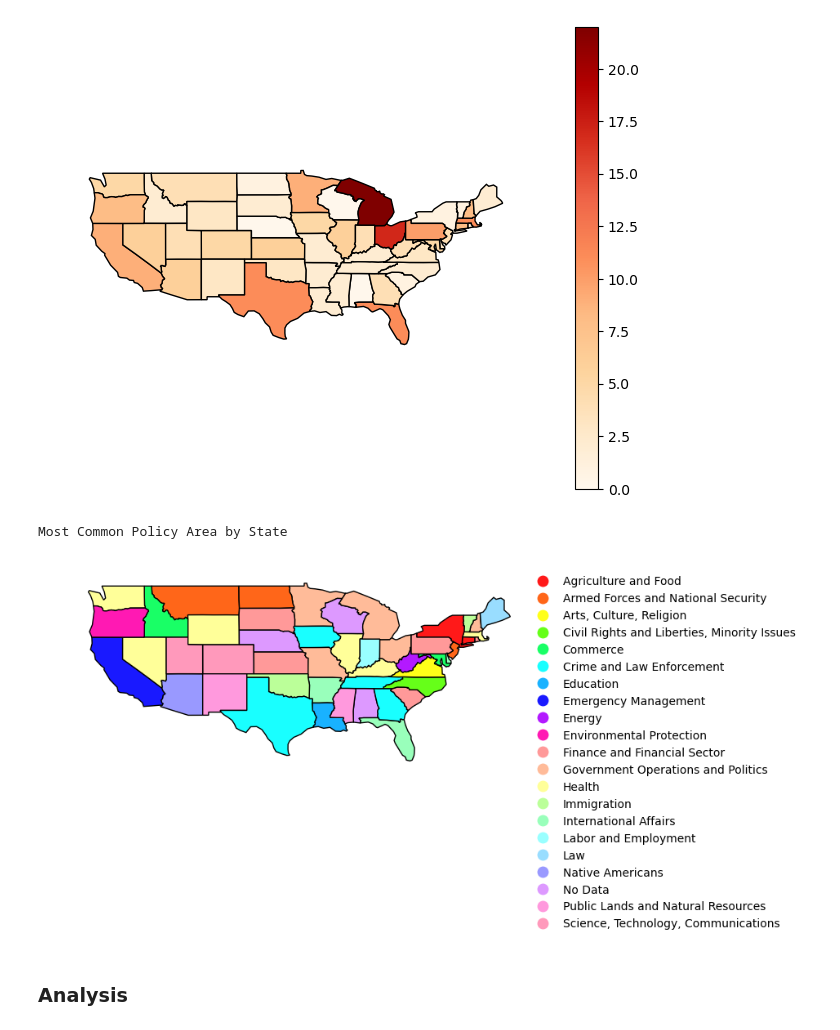
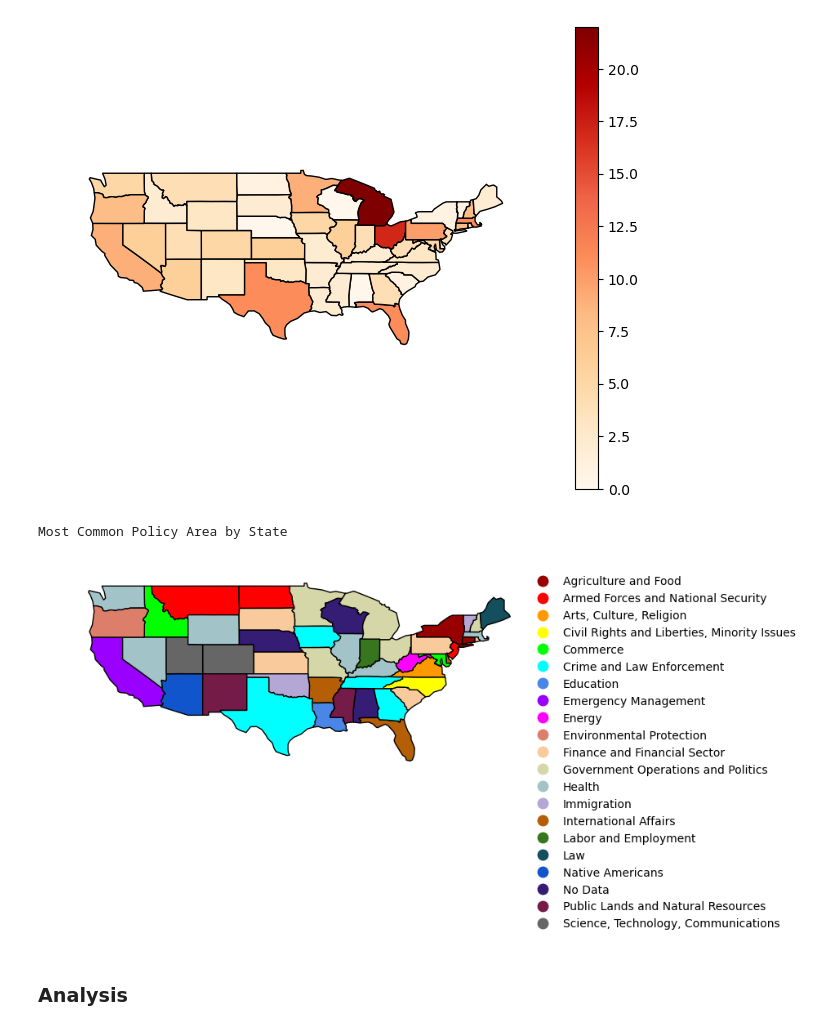
Before and after one commit to mbelanger0/law-subjects, a Jupyter notebook: law_subjects.ipynb, the cells around one changed output. Drawn from its saved outputs; the diff is of its cells as text; code cells hidden in the pictures.

Commit message:
Changed the colormap so can differentiate colors
Colormap for the subject area map changed for easy differentiation.

```diff
--- a/law_subjects.ipynb
+++ b/law_subjects.ipynb
@@ -79,55 +79,41 @@ Bill Count by State
 # %%
 # Most common policy areas per state geoplot
 colors = [
-    "#FF1919",
-    "#FF6619",
-    "#FFB319",
-    "#FFFF19",
-    "#B3FF19",
-    "#66FF19",
-    "#19FF19",
-    "#19FF66",
-    "#19FFB2",
-    "#19FFFF",
-    "#19B2FF",
-    "#1966FF",
-    "#1919FF",
-    "#6619FF",
-    "#B319FF",
-    "#FF19FF",
-    "#FF19B3",
-    "#FF1966",
-    "#FF9999",
-    "#FFBB99",
-    "#FFDD99",
-    "#FFFF99",
-    "#DDFF99",
-    "#BBFF99",
-    "#99FF99",
-    "#99FFBB",
-    "#99FFDD",
-    "#99FFFF",
-    "#99DDFF",
-    "#99BBFF",
-    "#9999FF",
-    "#BB99FF",
-    "#DD99FF",
-    "#FF99FF",
-    "#FF99DD",
-    "#FF99BB",
+    "#980000",
+    "#FF0000",
+    "#FF9900",
+    "#FFFF00",
+    "#00FF00",
+    "#00FFFF",
+    "#4A86E8",
+    "#0000FF",
+    "#9900FF",
+    "#FF00FF",
+    "#DD7E6B",
+    "#F9CB9C",
+    "#D6D7A8",
+    "#A2C4C9",
+    "#B4A7D6",
+    "#D5B6BD",
+    "#B45F06",
+    "#38761D",
+    "#134F5C",
+    "#1155CC",
+    "#351C75",
+    "#741B47",
+    "#666666"
     ]
-cmap1 = mpl.colors.ListedColormap(colors,name="newcmap")
-mpl.colormaps.register(cmap=cmap1)
+cmap1 = mpl.colors.ListedColormap(colors,name="new_cmap")
 gplt.choropleth(
     map_data_geoframe,
     hue="policy area",
-    cmap = "newcmap",
+    cmap = cmap1,
     legend = True,
     legend_kwargs={'bbox_to_anchor': (1.5, 1), 'frameon': False},
 )
 print("Most Common Policy Area by State")
 # %% [output]
 Most Common Policy Area by State
-[figure, old version]
+[figure, new version]
 # %% [markdown]
 ### Analysis
```
